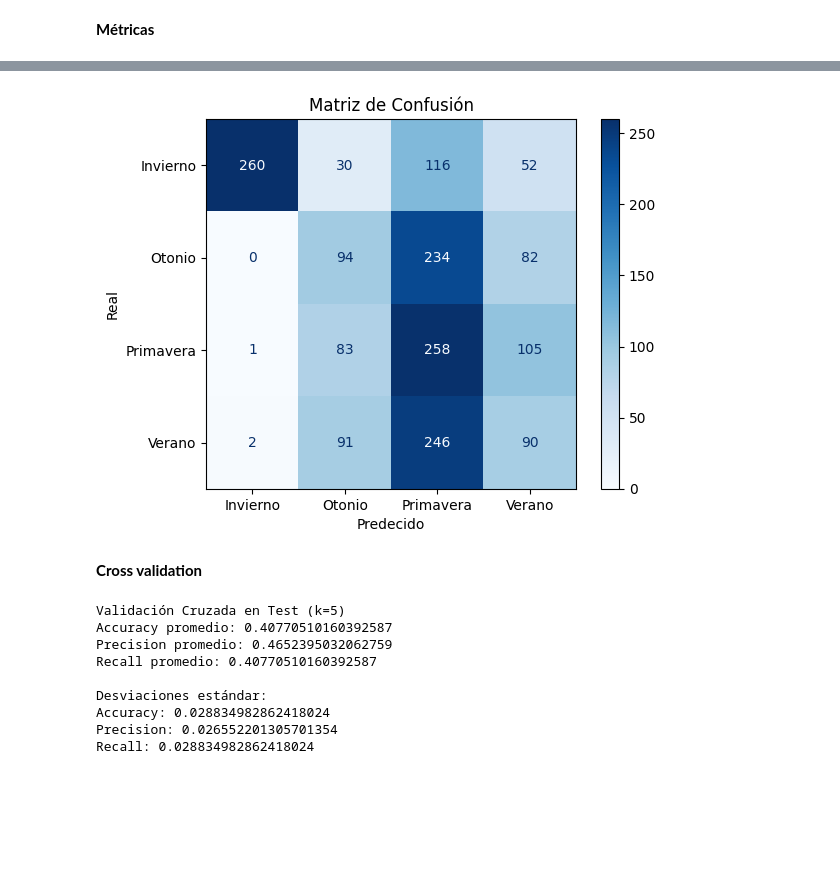
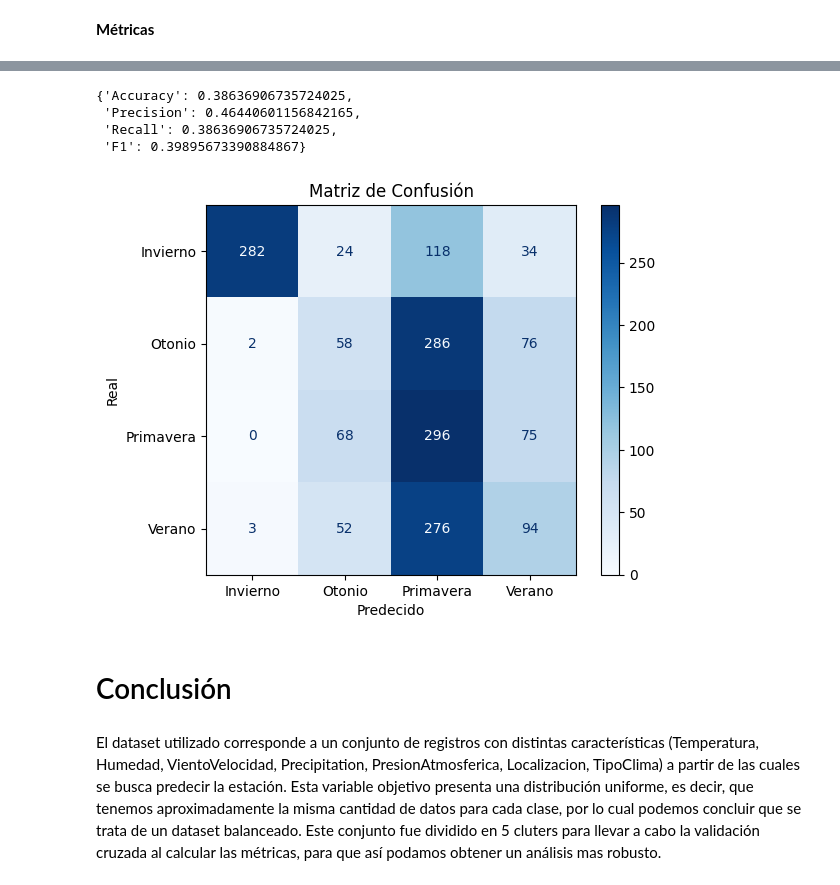
Before and after one commit to juanachies/TP3_Mineria, a Jupyter notebook: tp.ipynb, the cells around one changed output, grey strips where cells are left out. Cells and saved outputs as stored; diff of their text form; code cells hidden in the pictures; blank space fills up the shorter version.

```diff
--- a/tp.ipynb
+++ b/tp.ipynb
@@ -219,9 +276,9 @@ grid_search_lineal = GridSearchCV(
     n_jobs=-1
 )
 
-grid_search_lineal.fit(X_train, y_train)
+grid_search_lineal.fit(X_train1, y_train1)
 
-y_pred_lineal = grid_search_lineal.predict(X_test)
+y_pred_lineal = grid_search_lineal.predict(X_test1)
 
 print(f"Mejor parámetro 'C' encontrado: {grid_search_lineal.best_params_}")
 print(f"Mejor accuracy encontrado: {grid_search_lineal.best_score_}")
@@ -244,32 +345,32 @@ array([0.38968481, 0.38108883, 0.42979943, 0.40401146, 0.4683908 ])
 # %% [markdown]
 ## Máquinas de vectores: kernel gaussiano
 # %%
-pipeline_base_svm = Pipeline([
+pipeline_base_gauss = Pipeline([
     ('scaler', StandardScaler()),
     ('classifier', SVC())
 ])
 # %%
 # Ajuste de hiperparámetros
-grilla_params_lineal = {
+grilla_params_gauss = {
     'classifier__kernel': ['rbf'],
     'classifier__C': [0.1, 1, 10, 100]
 }
 
-grid_search_lineal = GridSearchCV(
-    estimator=pipeline_base_svm,
-    param_grid=grilla_params_lineal,
+grid_search_gauss = GridSearchCV(
+    estimator=pipeline_base_gauss,
+    param_grid=grilla_params_gauss,
     cv=5,
     scoring='accuracy',
     verbose=1,
     n_jobs=-1
 )
 
-grid_search_lineal.fit(X_train, y_train)
+grid_search_gauss.fit(X_train1, y_train1)
 
-y_pred_lineal = grid_search_lineal.predict(X_test)
+y_pred_gauss = grid_search_gauss.predict(X_test1)
 
-print(f"Mejor parámetro 'C' encontrado: {grid_search_lineal.best_params_}")
-print(f"Mejor accuracy encontrado: {grid_search_lineal.best_score_}")
+print(f"Mejor parámetro 'C' encontrado: {grid_search_gauss.best_params_}")
+print(f"Mejor accuracy encontrado: {grid_search_gauss.best_score_}")
 # %% [output]
 Fitting 5 folds for each of 4 candidates, totalling 20 fits
 Mejor parámetro 'C' encontrado: {'classifier__C': 1, 'classifier__kernel': 'rbf'}
@@ -284,7 +441,7 @@ param_grid = {
     'max_depth': [5, 10, 20, 30, None]
 }
 
-grid_search = GridSearchCV(
+grid_search_rf = GridSearchCV(
     estimator=rf_base,
     param_grid=param_grid,
     cv=5,
@@ -293,12 +450,11 @@ grid_search = GridSearchCV(
     verbose=1
 )
 
-grid_search.fit(X_train, y_train)
+grid_search_rf.fit(X_train1, y_train1)
 
-print("\nMejores parámetros encontrados:")
-print(grid_search.best_params_)
+y_pred_rf = grid_search_rf.predict(X_test1)
 
-print("\nMejor accuracy con CV=5:")
-print(grid_search.best_score_)
+print("Mejores parámetros encontrados:")
+print(grid_search_rf.best_params_)
 # %% [output]
 Fitting 5 folds for each of 15 candidates, totalling 75 fits
@@ -365,9 +519,20 @@ weighted avg       0.48      0.40      0.41      1744
+# %%
+resultados_rf = {}
+metricas = ['Accuracy', 'Precision', 'Recall', 'F1']
+
+for metrica in metricas:
+    resultados_rf[metrica] = df_resultados_rf[metrica].mean()
+
+resultados_rf
+# %% [output]
+{'Accuracy': 0.38636906735724025,
+ 'Precision': 0.46440601156842165,
+ 'Recall': 0.38636906735724025,
+ 'F1': 0.39895673390884867}
 # %%
-ConfusionMatrixDisplay.from_predictions(y_test, y_pred, cmap=plt.cm.Blues)
+ConfusionMatrixDisplay.from_predictions(y_test1, y_pred_rf, cmap=plt.cm.Blues)
 plt.xlabel('Predecido')
 plt.ylabel('Real')
 plt.title('Matriz de Confusión');
 # %% [output]
-[figure, old version]
+[figure, new version]
-# %% [markdown]
-**Cross validation**
@@ -382,20 +539,5 @@ cv_results = cross_validate(
-# %%
-print("\nValidación Cruzada en Test (k=5)")
-print("Accuracy promedio:", cv_results['test_accuracy'].mean())
-print("Precision promedio:", cv_results['test_precision_weighted'].mean())
-print("Recall promedio:", cv_results['test_recall_weighted'].mean())
-
-print("\nDesviaciones estándar:")
-print("Accuracy:", cv_results['test_accuracy'].std())
-print("Precision:", cv_results['test_precision_weighted'].std())
-print("Recall:", cv_results['test_recall_weighted'].std())
-# %% [output]
-Validación Cruzada en Test (k=5)
-Accuracy promedio: 0.40770510160392587
-Precision promedio: 0.4652395032062759
-Recall promedio: 0.40770510160392587
-
-Desviaciones estándar:
-Accuracy: 0.028834982862418024
-Precision: 0.026552201305701354
-Recall: 0.028834982862418024
+# %% [markdown]
+# Conclusión
+# %% [markdown]
+El dataset utilizado corresponde a un conjunto de registros con distintas características (Temperatura, Humedad, VientoVelocidad, Precipitation,
+PresionAtmosferica, Localizacion, TipoClima) a partir de las cuales se busca predecir la estación. Esta variable objetivo presenta una distribución uniforme, es decir, que tenemos aproximadamente la misma cantidad de datos para cada clase, por lo cual podemos concluir que se trata de un dataset balanceado. Este conjunto fue dividido en 5 cluters para llevar a cabo la validación cruzada al calcular las métricas, para que así podamos obtener un análisis mas robusto.
```
Also changed, not shown: parts of 28 cells of this notebook.
